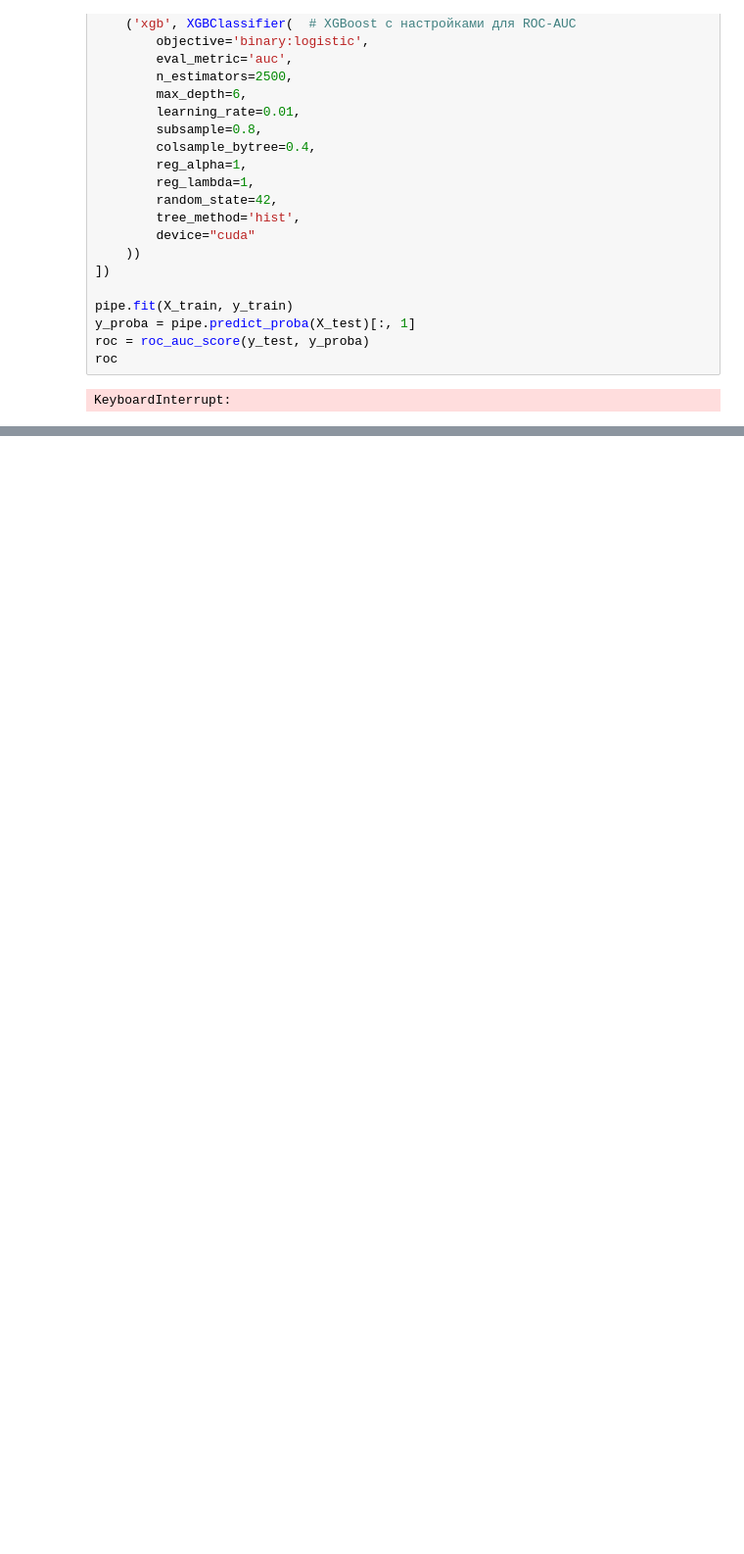
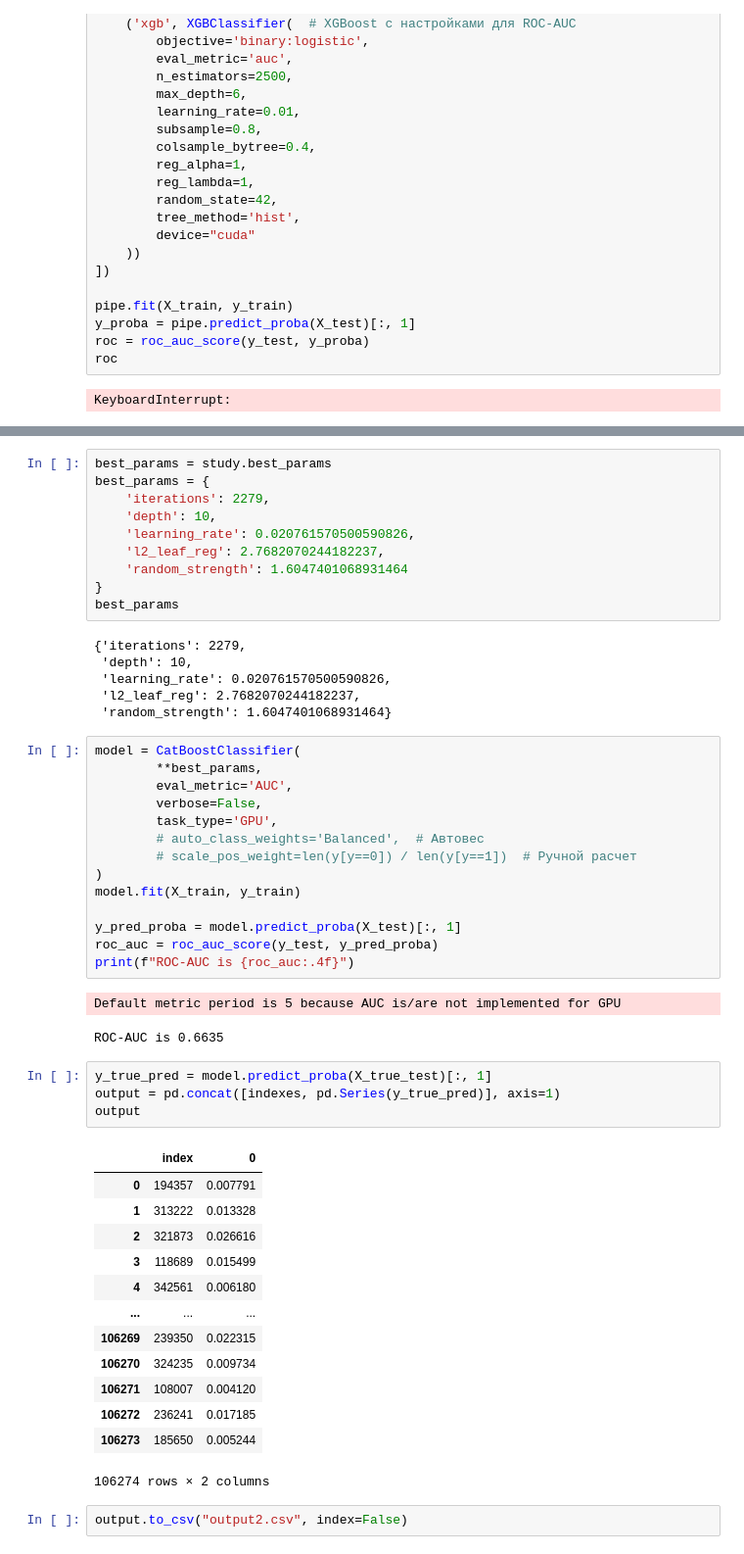
Before and after one commit to mello-bit/vk-hack-cats-and-rabbits, a Jupyter notebook: model_try.ipynb, the cells around one changed output, grey strips where cells are left out. Shown: that part at 98% size. Saved outputs shown, nothing was run; the diff lists cells and outputs as text; blank space fills up the shorter version.

```diff
--- a/model_try.ipynb
+++ b/model_try.ipynb
@@ -504,0 +711,53 @@ KeyboardInterrupt:
+# %%
+best_params = study.best_params
+best_params = {
+    'iterations': 2279,
+    'depth': 10,
+    'learning_rate': 0.020761570500590826,
+    'l2_leaf_reg': 2.7682070244182237,
+    'random_strength': 1.6047401068931464
+}
+best_params
+# %% [output]
+{'iterations': 2279,
+ 'depth': 10,
+ 'learning_rate': 0.020761570500590826,
+ 'l2_leaf_reg': 2.7682070244182237,
+ 'random_strength': 1.6047401068931464}
+# %%
+model = CatBoostClassifier(
+        **best_params,
+        eval_metric='AUC',
+        verbose=False,
+        task_type='GPU',
+        # auto_class_weights='Balanced',  # Автовес
+        # scale_pos_weight=len(y[y==0]) / len(y[y==1])  # Ручной расчет
+)
+model.fit(X_train, y_train)
+
+y_pred_proba = model.predict_proba(X_test)[:, 1]
+roc_auc = roc_auc_score(y_test, y_pred_proba)
+print(f"ROC-AUC is {roc_auc:.4f}")
+# %% [output]
+Default metric period is 5 because AUC is/are not implemented for GPU
+ROC-AUC is 0.6635
+# %%
+y_true_pred = model.predict_proba(X_true_test)[:, 1]
+output = pd.concat([indexes, pd.Series(y_true_pred)], axis=1)
+output
+# %% [output]
+|  | index | 0 |
+| 0 | 194357 | 0.007791 |
+| 1 | 313222 | 0.013328 |
+| 2 | 321873 | 0.026616 |
+| 3 | 118689 | 0.015499 |
+| 4 | 342561 | 0.006180 |
+| ... | ... | ... |
+| 106269 | 239350 | 0.022315 |
+| 106270 | 324235 | 0.009734 |
+| 106271 | 108007 | 0.004120 |
+| 106272 | 236241 | 0.017185 |
+| 106273 | 185650 | 0.005244 |
+106274 rows × 2 columns
+# %%
+output.to_csv("output2.csv", index=False)
```
Also changed, not shown: parts of 33 cells of this notebook, 1 other file.
